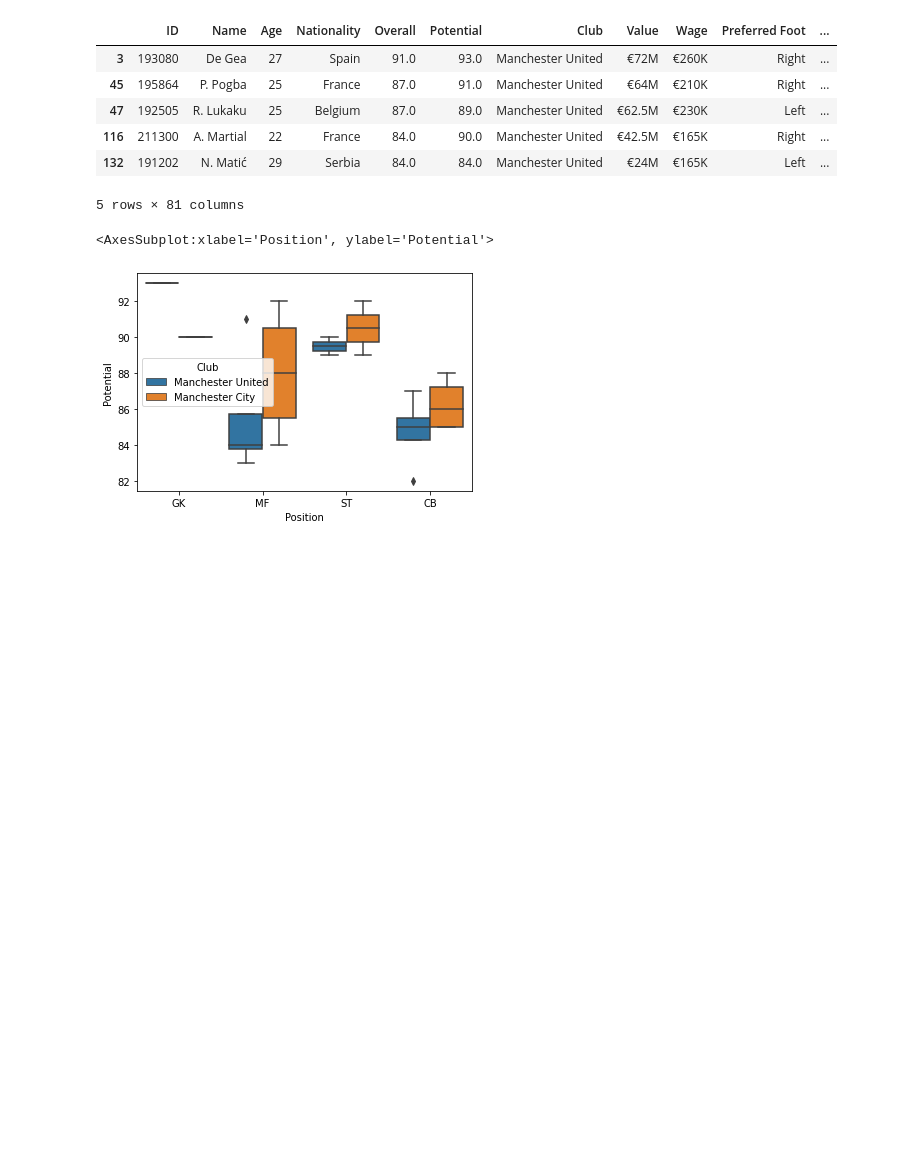
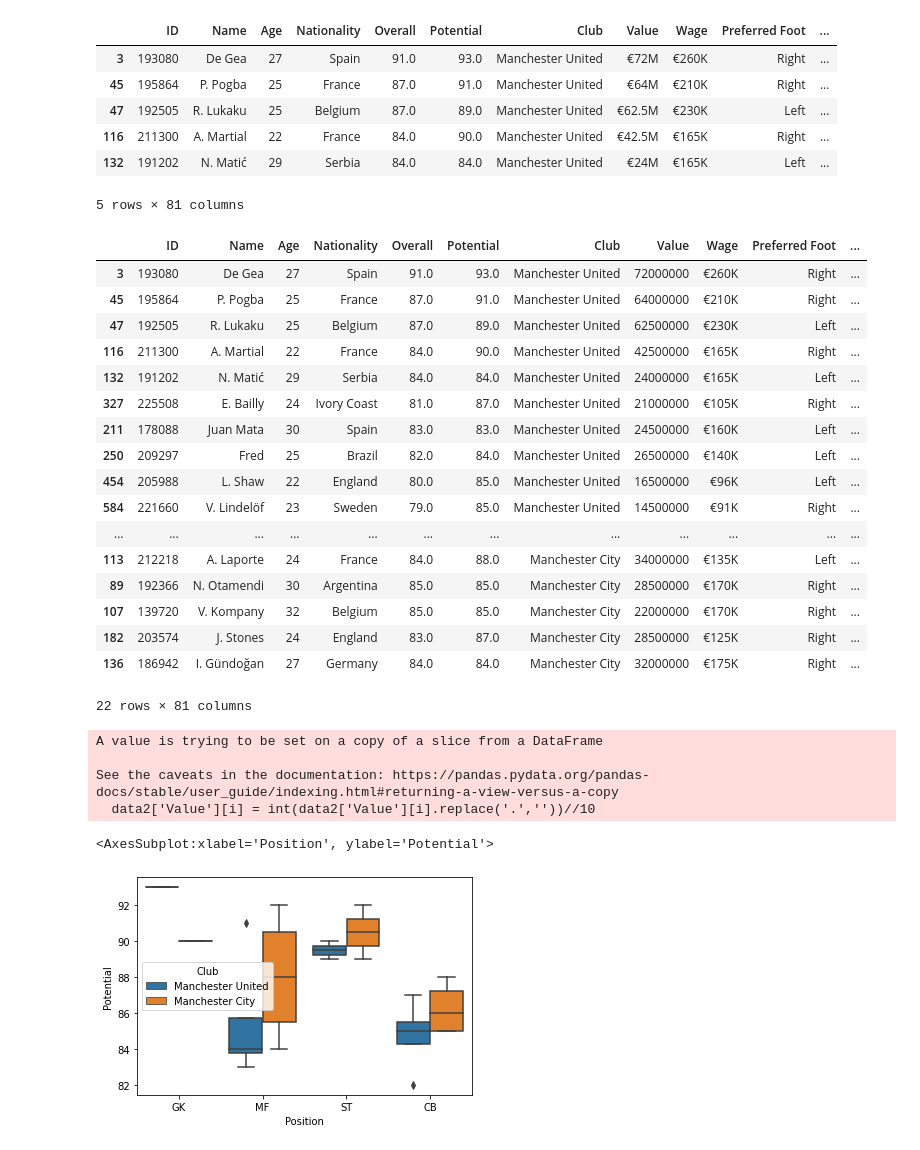
Before and after one commit to kas8353/Manchester-United, a Jupyter notebook: Manchester United.ipynb, the cells around one changed output. Drawn from its saved outputs; the diff is of its cells as text; code cells hidden in the pictures; blank space fills up the shorter version.

```diff
--- a/Manchester United.ipynb
+++ b/Manchester United.ipynb
@@ -563,6 +579,51 @@ data2.head()
 | 116 | 211300 | A. Martial | 22 | France | 84.0 | 90.0 | Manchester United | €42.5M | €165K | Right | ... |
 | 132 | 191202 | N. Matić | 29 | Serbia | 84.0 | 84.0 | Manchester United | €24M | €165K | Left | ... |
 5 rows × 81 columns
+# %%
+data2
+# %% [output]
+|  | ID | Name | Age | Nationality | Overall | Potential | Club | Value | Wage | Preferred Foot | ... |
+| 3 | 193080 | De Gea | 27 | Spain | 91.0 | 93.0 | Manchester United | 72000000 | €260K | Right | ... |
+| 45 | 195864 | P. Pogba | 25 | France | 87.0 | 91.0 | Manchester United | 64000000 | €210K | Right | ... |
+| 47 | 192505 | R. Lukaku | 25 | Belgium | 87.0 | 89.0 | Manchester United | 62500000 | €230K | Left | ... |
+| 116 | 211300 | A. Martial | 22 | France | 84.0 | 90.0 | Manchester United | 42500000 | €165K | Right | ... |
+| 132 | 191202 | N. Matić | 29 | Serbia | 84.0 | 84.0 | Manchester United | 24000000 | €165K | Left | ... |
+| 327 | 225508 | E. Bailly | 24 | Ivory Coast | 81.0 | 87.0 | Manchester United | 21000000 | €105K | Right | ... |
+| 211 | 178088 | Juan Mata | 30 | Spain | 83.0 | 83.0 | Manchester United | 24500000 | €160K | Left | ... |
+| 250 | 209297 | Fred | 25 | Brazil | 82.0 | 84.0 | Manchester United | 26500000 | €140K | Left | ... |
+| 454 | 205988 | L. Shaw | 22 | England | 80.0 | 85.0 | Manchester United | 16500000 | €96K | Left | ... |
+| 584 | 221660 | V. Lindelöf | 23 | Sweden | 79.0 | 85.0 | Manchester United | 14500000 | €91K | Right | ... |
+| ... | ... | ... | ... | ... | ... | ... | ... | ... | ... | ... | ... |
+| 113 | 212218 | A. Laporte | 24 | France | 84.0 | 88.0 | Manchester City | 34000000 | €135K | Left | ... |
+| 89 | 192366 | N. Otamendi | 30 | Argentina | 85.0 | 85.0 | Manchester City | 28500000 | €170K | Right | ... |
+| 107 | 139720 | V. Kompany | 32 | Belgium | 85.0 | 85.0 | Manchester City | 22000000 | €170K | Right | ... |
+| 182 | 203574 | J. Stones | 24 | England | 83.0 | 87.0 | Manchester City | 28500000 | €125K | Right | ... |
+| 136 | 186942 | I. Gündoğan | 27 | Germany | 84.0 | 84.0 | Manchester City | 32000000 | €175K | Right | ... |
+22 rows × 81 columns
+# %%
+# 이적료 수치 변환
+
+data2['Value'] = data2['Value'].str.replace('M', '000000')
+data2['Value'] = data2['Value'].str.replace('K', '000')
+
+# '유로 단위' 삭제
+data2['Value'] = data2['Value'].str.slice(1,)
+
+# '.' 삭제 후 변환된 단위를 맞추기 위해 나누기 10을 해줌
+
+for i in data2.index:
+    if '.' in data2['Value'][i]:
+        data2['Value'][i] = int(data2['Value'][i].replace('.',''))//10
+
+
+# 전체 데이터를 int로 변환
+
+data2['Value'] = data2['Value'].astype(int)
+# %% [output]
+A value is trying to be set on a copy of a slice from a DataFrame
+
+See the caveats in the documentation: https://pandas.pydata.org/pandas-docs/stable/user_guide/indexing.html#returning-a-view-versus-a-copy
+  data2['Value'][i] = int(data2['Value'][i].replace('.',''))//10
 # %%
 # 포지션과 잠재력 비교
 
```
Also changed, not shown: parts of 5 cells of this notebook.
